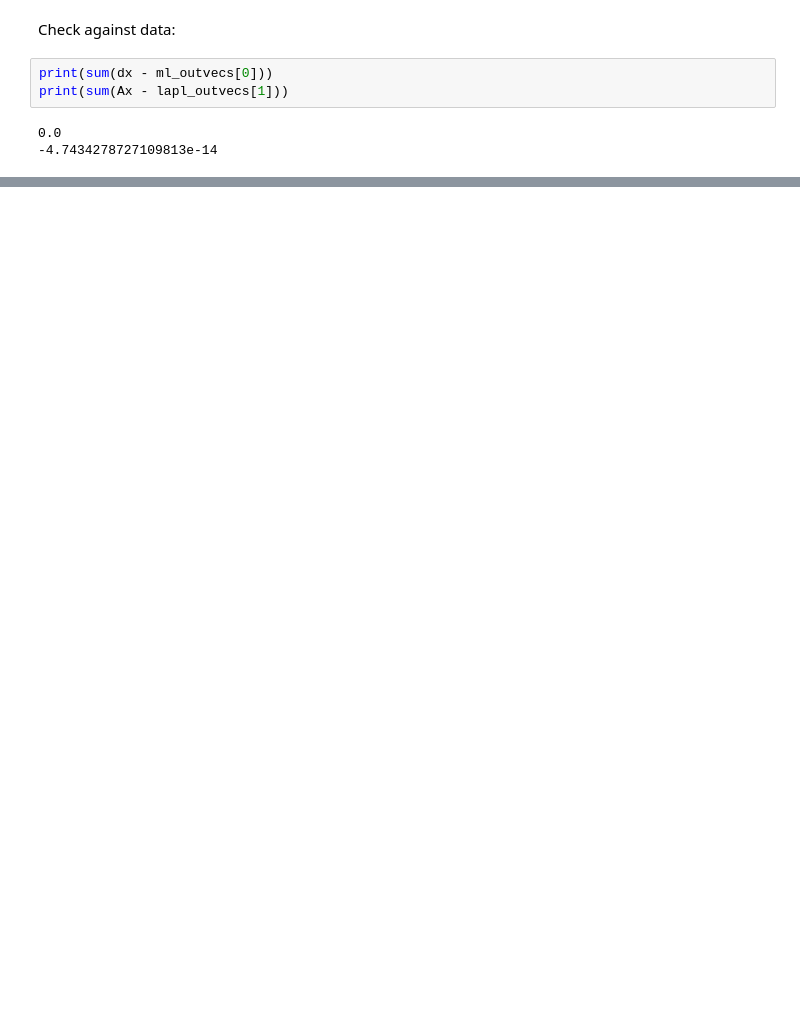
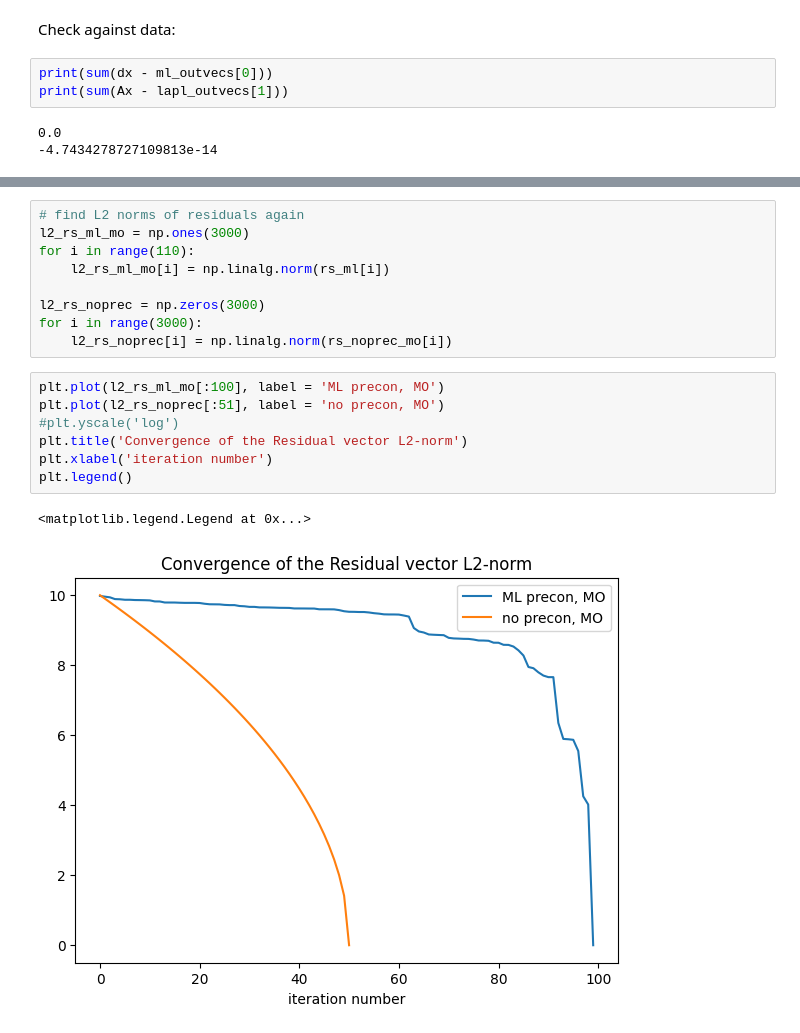
Before and after one commit to benni-bu/gusto, a Jupyter notebook: learning/testnb.ipynb, the cells around one changed output, grey strips where cells are left out. Drawn from its saved outputs; the diff is of its cells as text; blank space fills up the shorter version.

```diff
--- a/learning/testnb.ipynb
+++ b/learning/testnb.ipynb
@@ -499,0 +598,19 @@ for iv in range(1000):
+# %%
+# find L2 norms of residuals again
+l2_rs_ml_mo = np.ones(3000)
+for i in range(110):
+    l2_rs_ml_mo[i] = np.linalg.norm(rs_ml[i])
+
+l2_rs_noprec = np.zeros(3000)
+for i in range(3000):
+    l2_rs_noprec[i] = np.linalg.norm(rs_noprec_mo[i])
+# %%
+plt.plot(l2_rs_ml_mo[:100], label = 'ML precon, MO')
+plt.plot(l2_rs_noprec[:51], label = 'no precon, MO')
+#plt.yscale('log')
+plt.title('Convergence of the Residual vector L2-norm')
+plt.xlabel('iteration number')
+plt.legend()
+# %% [output]
+<matplotlib.legend.Legend at 0x...>
+[figure, added]
```
Also changed, not shown: parts of 23 cells of this notebook, 2 other files.
